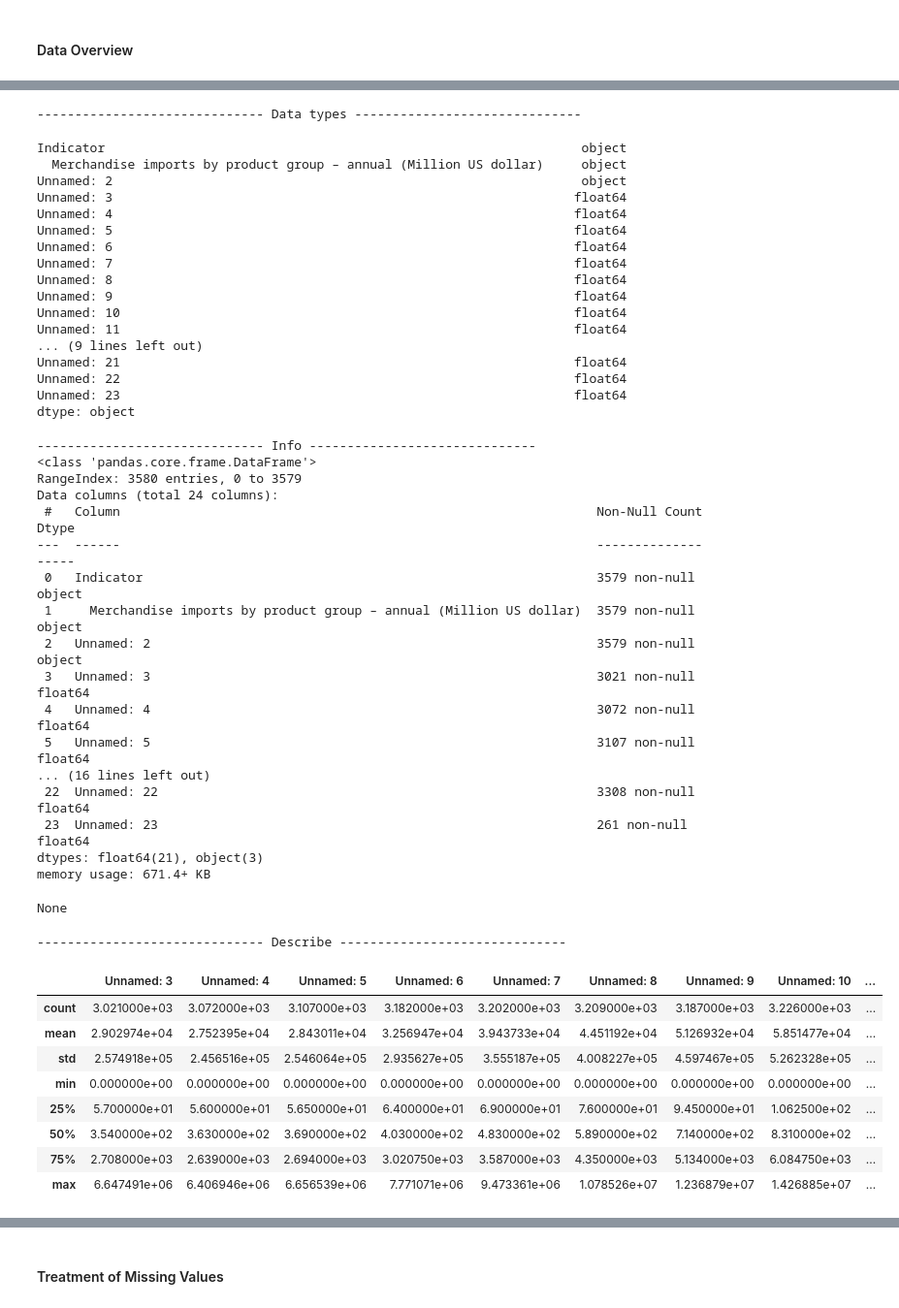
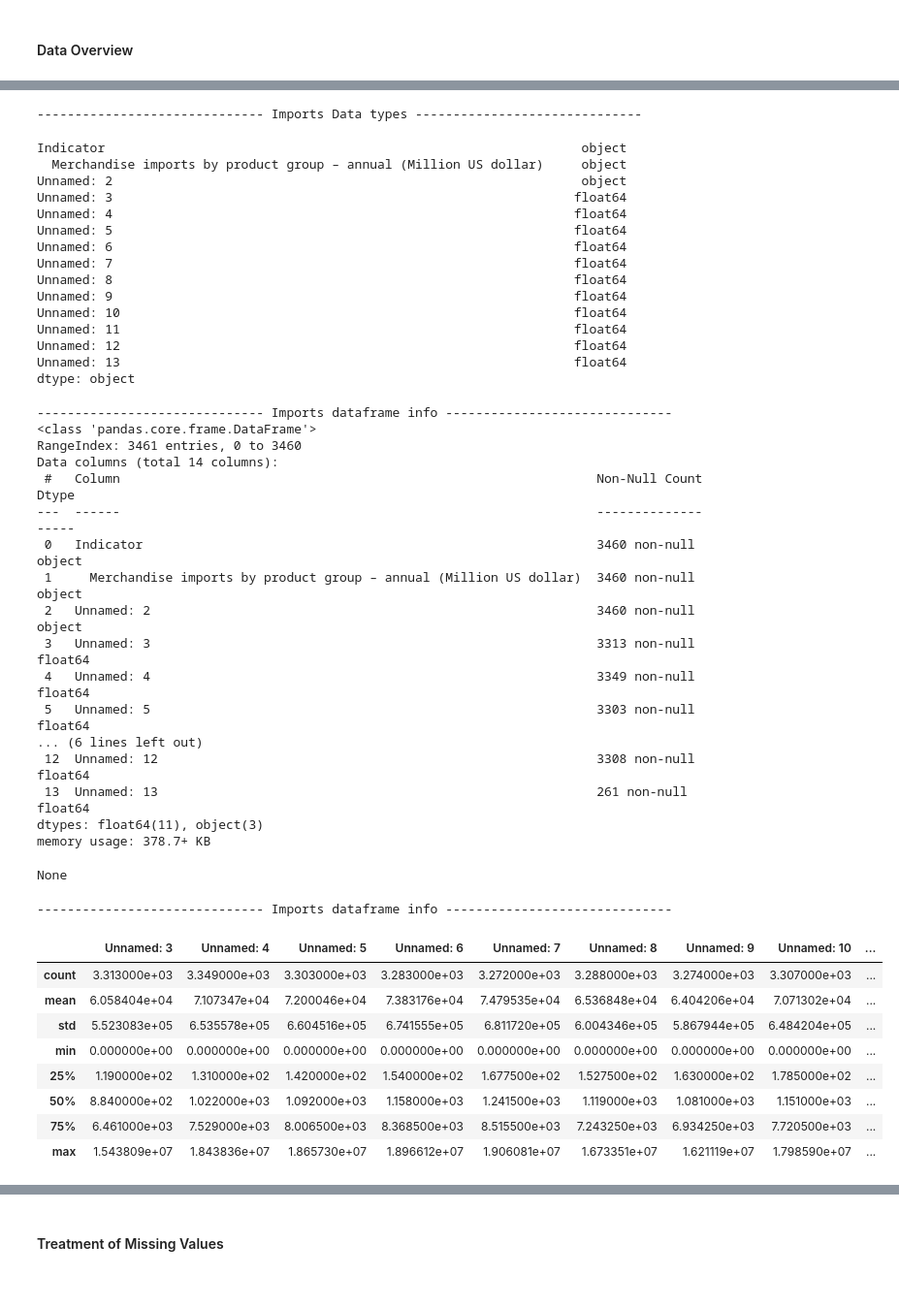
Before and after one commit to kesnel/ayiti-analytics-capstone-project, a Jupyter notebook: EDA.ipynb, the cells around one changed output, grey strips where cells are left out. Shown: that part at 97% size. Saved outputs shown, nothing was run; the diff lists cells and outputs as text; code cells hidden in the pictures.

Commit message:
Data cleaning

```diff
--- a/EDA.ipynb
+++ b/EDA.ipynb
@@ -30,7 +30,7 @@ from sklearn.cluster import KMeans
 # Display all columns in the DataFrame using pandas settings
 pd.set_option('display.max_columns', None)
 # %%
-df = pd.read_excel('data/WtoData_import_by_countries.xlsx')
+df_imports = pd.read_excel('data/WtoData_worldwide_import_from_2010_to_2022.xlsx')
 # %% [markdown]
 <br><br>
 # %% [markdown]
@@ -69,12 +76,16 @@ df.head(4)
 # %%
-print('------------------------------ Shape ------------------------------')
-print('The dataset has',df.shape[0], 'Rows and', df.shape[1],'columns')
-print('------------------------------ Columns ------------------------------')
-display(df.columns)
-print('------------------------------ Data types ------------------------------')
-display(df.dtypes)
-print('------------------------------ Info ------------------------------')
-display(df.info())
-print('------------------------------ Describe ------------------------------')
-display(df.describe())
+print('------------------------------ Dataset Shape ------------------------------')
+print('The Imports dataset has',df_imports.shape[0], 'Rows and', df_imports.shape[1],'columns')
+
+print('------------------------------ Imports dataset Columns ------------------------------')
+display(df_imports.columns)
+
+print('------------------------------ Imports Data types ------------------------------')
+display(df_imports.dtypes)
+
+print('------------------------------ Imports dataframe info ------------------------------')
+display(df_imports.info())
+
+print('------------------------------ Imports dataframe info ------------------------------')
+display(df_imports.describe())
 # %% [output]
@@ -91,47 +100,45 @@ Index(['Indicator',
       dtype='object')
------------------------------- Data types ------------------------------
+------------------------------ Imports Data types ------------------------------
 Indicator                                                               object
   Merchandise imports by product group – annual (Million US dollar)     object
 Unnamed: 2                                                              object
 Unnamed: 3                                                             float64
 Unnamed: 4                                                             float64
 Unnamed: 5                                                             float64
 Unnamed: 6                                                             float64
 Unnamed: 7                                                             float64
 Unnamed: 8                                                             float64
 Unnamed: 9                                                             float64
 Unnamed: 10                                                            float64
 Unnamed: 11                                                            float64
-... (9 lines left out)
-Unnamed: 21                                                            float64
-Unnamed: 22                                                            float64
-Unnamed: 23                                                            float64
+Unnamed: 12                                                            float64
+Unnamed: 13                                                            float64
 dtype: object
------------------------------- Info ------------------------------
+------------------------------ Imports dataframe info ------------------------------
 <class 'pandas.core.frame.DataFrame'>
-RangeIndex: 3580 entries, 0 to 3579
-Data columns (total 24 columns):
+RangeIndex: 3461 entries, 0 to 3460
+Data columns (total 14 columns):
  #   Column                                                               Non-Null Count  Dtype
 ---  ------                                                               --------------  -----
- 0   Indicator                                                            3579 non-null   object
- 1     Merchandise imports by product group – annual (Million US dollar)  3579 non-null   object
- 2   Unnamed: 2                                                           3579 non-null   object
- 3   Unnamed: 3                                                           3021 non-null   float64
- 4   Unnamed: 4                                                           3072 non-null   float64
- 5   Unnamed: 5                                                           3107 non-null   float64
-... (16 lines left out)
- 22  Unnamed: 22                                                          3308 non-null   float64
- 23  Unnamed: 23                                                          261 non-null    float64
-dtypes: float64(21), object(3)
-memory usage: 671.4+ KB
+ 0   Indicator                                                            3460 non-null   object
+ 1     Merchandise imports by product group – annual (Million US dollar)  3460 non-null   object
+ 2   Unnamed: 2                                                           3460 non-null   object
+ 3   Unnamed: 3                                                           3313 non-null   float64
+ 4   Unnamed: 4                                                           3349 non-null   float64
+ 5   Unnamed: 5                                                           3303 non-null   float64
+... (6 lines left out)
+ 12  Unnamed: 12                                                          3308 non-null   float64
+ 13  Unnamed: 13                                                          261 non-null    float64
+dtypes: float64(11), object(3)
+memory usage: 378.7+ KB
 None
------------------------------- Describe ------------------------------
+------------------------------ Imports dataframe info ------------------------------
 |  | Unnamed: 3 | Unnamed: 4 | Unnamed: 5 | Unnamed: 6 | Unnamed: 7 | Unnamed: 8 | Unnamed: 9 | Unnamed: 10 | ... |
-| count | 3.021000e+03 | 3.072000e+03 | 3.107000e+03 | 3.182000e+03 | 3.202000e+03 | 3.209000e+03 | 3.187000e+03 | 3.226000e+03 | ... |
-| mean | 2.902974e+04 | 2.752395e+04 | 2.843011e+04 | 3.256947e+04 | 3.943733e+04 | 4.451192e+04 | 5.126932e+04 | 5.851477e+04 | ... |
-| std | 2.574918e+05 | 2.456516e+05 | 2.546064e+05 | 2.935627e+05 | 3.555187e+05 | 4.008227e+05 | 4.597467e+05 | 5.262328e+05 | ... |
+| count | 3.313000e+03 | 3.349000e+03 | 3.303000e+03 | 3.283000e+03 | 3.272000e+03 | 3.288000e+03 | 3.274000e+03 | 3.307000e+03 | ... |
+| mean | 6.058404e+04 | 7.107347e+04 | 7.200046e+04 | 7.383176e+04 | 7.479535e+04 | 6.536848e+04 | 6.404206e+04 | 7.071302e+04 | ... |
+| std | 5.523083e+05 | 6.535578e+05 | 6.604516e+05 | 6.741555e+05 | 6.811720e+05 | 6.004346e+05 | 5.867944e+05 | 6.484204e+05 | ... |
 | min | 0.000000e+00 | 0.000000e+00 | 0.000000e+00 | 0.000000e+00 | 0.000000e+00 | 0.000000e+00 | 0.000000e+00 | 0.000000e+00 | ... |
-| 25% | 5.700000e+01 | 5.600000e+01 | 5.650000e+01 | 6.400000e+01 | 6.900000e+01 | 7.600000e+01 | 9.450000e+01 | 1.062500e+02 | ... |
-| 50% | 3.540000e+02 | 3.630000e+02 | 3.690000e+02 | 4.030000e+02 | 4.830000e+02 | 5.890000e+02 | 7.140000e+02 | 8.310000e+02 | ... |
-| 75% | 2.708000e+03 | 2.639000e+03 | 2.694000e+03 | 3.020750e+03 | 3.587000e+03 | 4.350000e+03 | 5.134000e+03 | 6.084750e+03 | ... |
-| max | 6.647491e+06 | 6.406946e+06 | 6.656539e+06 | 7.771071e+06 | 9.473361e+06 | 1.078526e+07 | 1.236879e+07 | 1.426885e+07 | ... |
+| 25% | 1.190000e+02 | 1.310000e+02 | 1.420000e+02 | 1.540000e+02 | 1.677500e+02 | 1.527500e+02 | 1.630000e+02 | 1.785000e+02 | ... |
+| 50% | 8.840000e+02 | 1.022000e+03 | 1.092000e+03 | 1.158000e+03 | 1.241500e+03 | 1.119000e+03 | 1.081000e+03 | 1.151000e+03 | ... |
+| 75% | 6.461000e+03 | 7.529000e+03 | 8.006500e+03 | 8.368500e+03 | 8.515500e+03 | 7.243250e+03 | 6.934250e+03 | 7.720500e+03 | ... |
+| max | 1.543809e+07 | 1.843836e+07 | 1.865730e+07 | 1.896612e+07 | 1.906081e+07 | 1.673351e+07 | 1.621119e+07 | 1.798590e+07 | ... |
```
Also changed, not shown: parts of 18 cells of this notebook.
